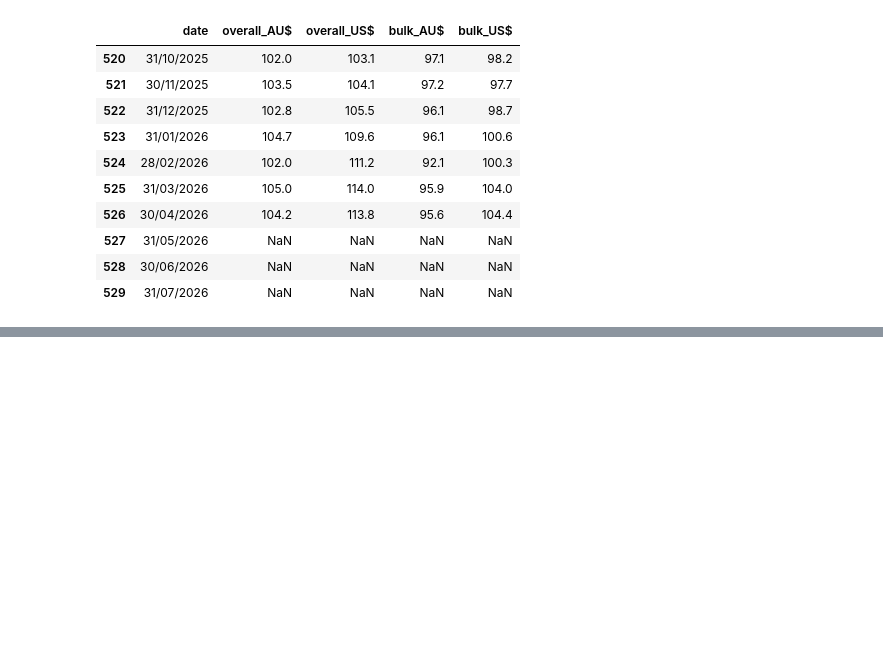
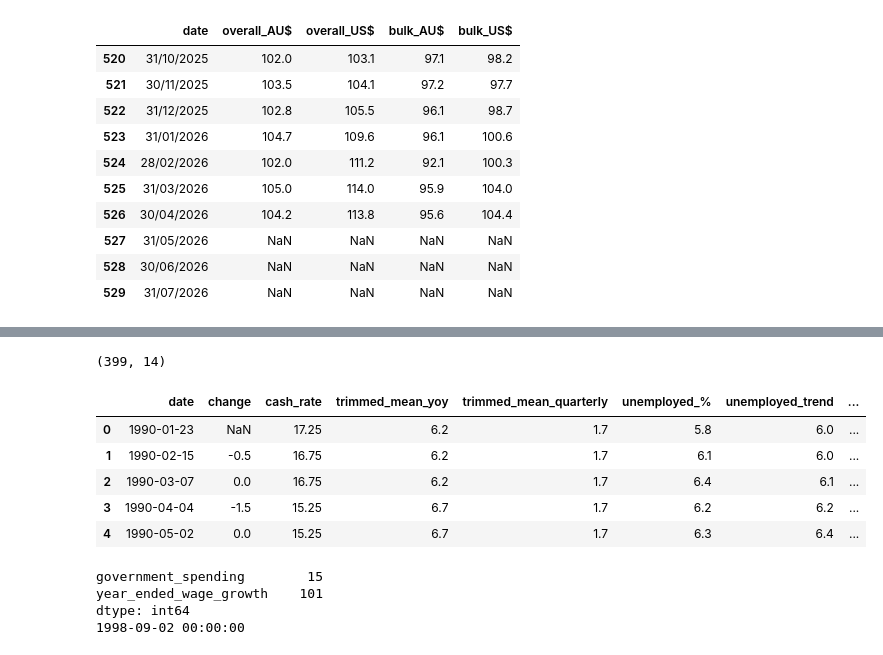
Before and after one commit to Daven88/rba-pipeline, a Jupyter notebook: src/project_extension/rba_tables/eda_rba_tables.ipynb, the cells around one changed output, grey strips where cells are left out. Drawn from its saved outputs; the diff is of its cells as text; code cells hidden in the pictures; blank space fills up the shorter version.

```diff
--- a/src/project_extension/rba_tables/eda_rba_tables.ipynb
+++ b/src/project_extension/rba_tables/eda_rba_tables.ipynb
@@ -221,0 +668,43 @@ Series ID,GRCPAIAD,GRCPAISDR,GRCPAIUSD,GRCPRCAD,GRCPRCSDR,GRCPRCUSD,GRCPNRAD,GRC
+# %%
+df_merged = pd.merge_asof(df_rba,
+                          df_cpi_g1[['date', 'trimmed_mean_yoy', 'trimmed_mean_quarterly']],
+                          on='date')
+
+df_merged = pd.merge_asof(df_merged,
+                         df_labour_force_h5[['date', 'unemployed_%', 'unemployed_trend']],
+                         on='date')
+
+df_merged = pd.merge_asof(df_merged,
+                         df_commodity_i2[['date', 'overall_AU$', 'bulk_AU$']],
+                         on='date')
+
+df_merged = pd.merge_asof(df_merged,
+                         df_gov_exp_h2[['date', 'household_consump', 'government_spending']],
+                         on='date')
+
+df_merged = pd.merge_asof(df_merged,
+                         df_productivity_h4[['date', 'year_ended_wage_growth', 'year_ended_productivity_growth']],
+                         on='date')
+
+df_merged = pd.merge_asof(df_merged,
+                         df_gdp_h1[['date', 'GDP_%']],
+                         on='date')
+
+print(df_merged.shape)
+df_merged.head()
+# %% [output]
+(399, 14)
+|  | date | change | cash_rate | trimmed_mean_yoy | trimmed_mean_quarterly | unemployed_% | unemployed_trend | ... |
+| 0 | 1990-01-23 | NaN | 17.25 | 6.2 | 1.7 | 5.8 | 6.0 | ... |
+| 1 | 1990-02-15 | -0.5 | 16.75 | 6.2 | 1.7 | 6.1 | 6.0 | ... |
+| 2 | 1990-03-07 | 0.0 | 16.75 | 6.2 | 1.7 | 6.4 | 6.1 | ... |
+| 3 | 1990-04-04 | -1.5 | 15.25 | 6.7 | 1.7 | 6.2 | 6.2 | ... |
+| 4 | 1990-05-02 | 0.0 | 15.25 | 6.7 | 1.7 | 6.3 | 6.4 | ... |
+# %%
+print(df_merged[['government_spending', 'year_ended_wage_growth']].isna().sum())
+print(df_merged[df_merged['year_ended_wage_growth'].isna()]['date'].max())
+# %% [output]
+government_spending        15
+year_ended_wage_growth    101
+dtype: int64
+1998-09-02 00:00:00
```
Also changed, not shown: parts of 36 cells of this notebook, 6 other files.
